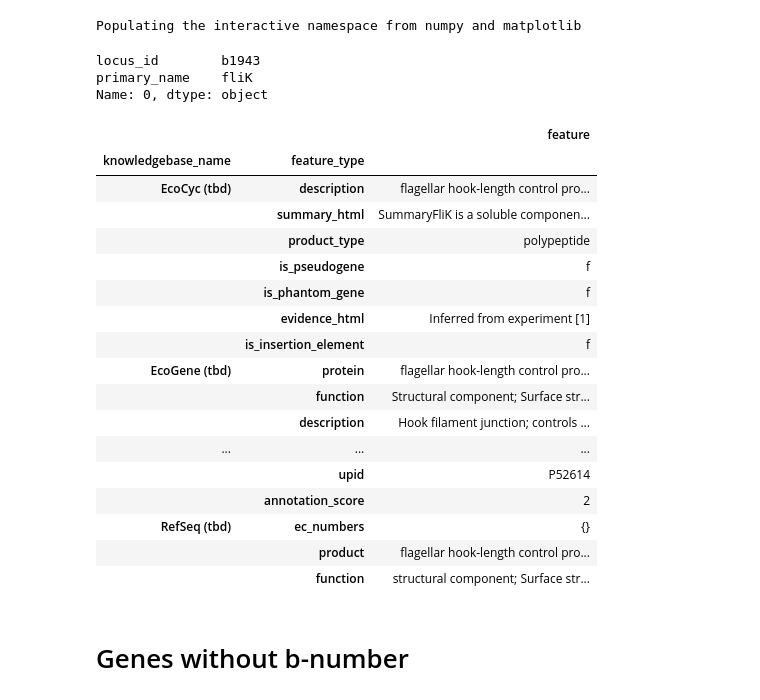
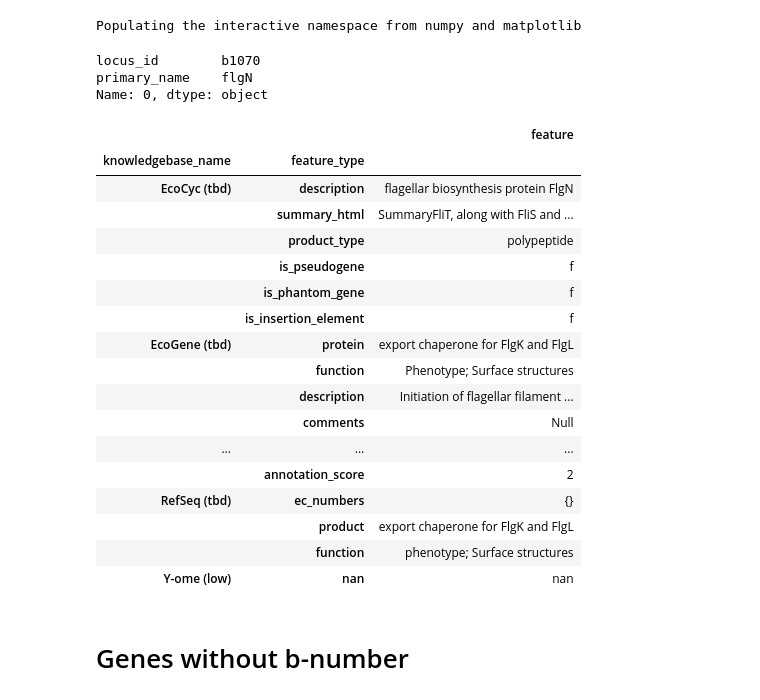
Before and after one commit to zakandrewking/y-ome, a Jupyter notebook: notebooks/17..12.06 Categories.ipynb, the cells around one changed output. Cells and saved outputs as stored; diff of their text form; code cells hidden in the pictures.

```diff
--- a/notebooks/17..12.06 Categories.ipynb
+++ b/notebooks/17..12.06 Categories.ipynb
@@ -22,29 +22,29 @@ sns.set_style('ticks')
 # %%
 session = Session()
 # %%
-report(session, 'b1943')
+report(session, 'b1070')
 # %% [output]
-locus_id        b1943
-primary_name    fliK
+locus_id        b1070
+primary_name    flgN
 Name: 0, dtype: object
 |  |  | feature |
 | knowledgebase_name | feature_type |  |
-| EcoCyc (tbd) | description | flagellar hook-length control pro... |
-|  | summary_html | SummaryFliK is a soluble componen... |
+| EcoCyc (tbd) | description | flagellar biosynthesis protein FlgN |
+|  | summary_html | SummaryFliT, along with FliS and ... |
 |  | product_type | polypeptide |
 |  | is_pseudogene | f |
 |  | is_phantom_gene | f |
-|  | evidence_html | Inferred from experiment [1] |
 |  | is_insertion_element | f |
-| EcoGene (tbd) | protein | flagellar hook-length control pro... |
-|  | function | Structural component; Surface str... |
-|  | description | Hook filament junction; controls ... |
+| EcoGene (tbd) | protein | export chaperone for FlgK and FlgL |
+|  | function | Phenotype; Surface structures |
+|  | description | Initiation of flagellar filament ... |
+|  | comments | Null |
 | ... | ... | ... |
-|  | upid | P52614 |
 |  | annotation_score | 2 |
 | RefSeq (tbd) | ec_numbers | {} |
-|  | product | flagellar hook-length control pro... |
-|  | function | structural component; Surface str... |
+|  | product | export chaperone for FlgK and FlgL |
+|  | function | phenotype; Surface structures |
+| Y-ome (low) | nan | nan |
 # %% [markdown]
 # Genes without b-number
 # %%
```
Also changed, not shown: parts of 1 cell of this notebook, 5 other files.
